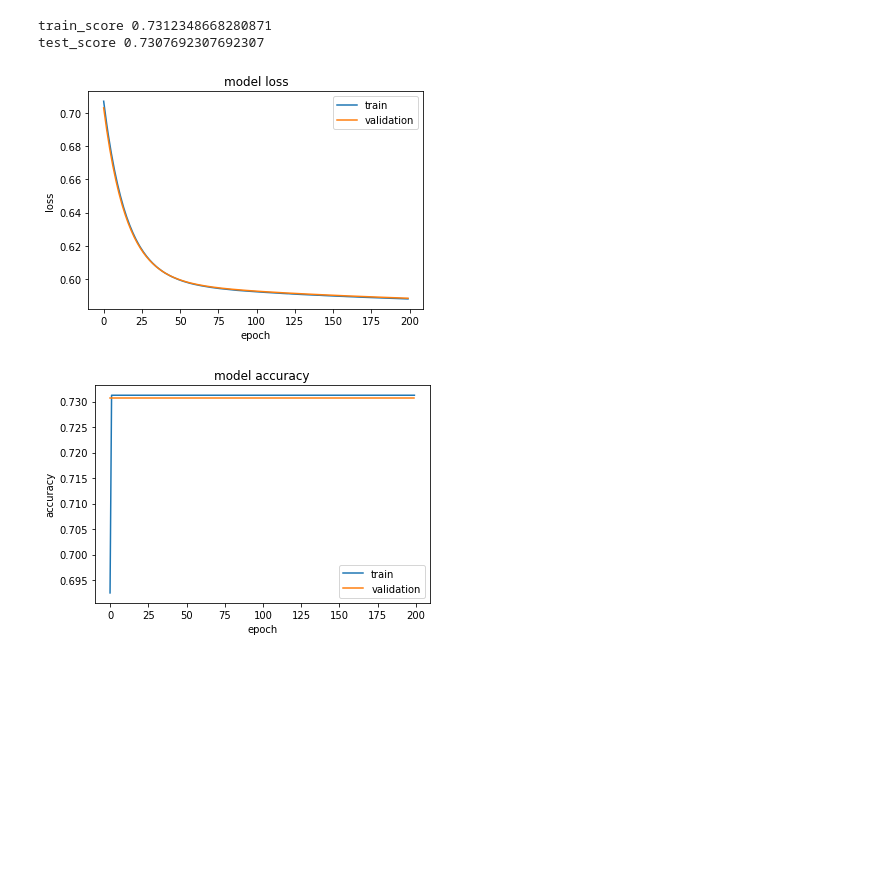
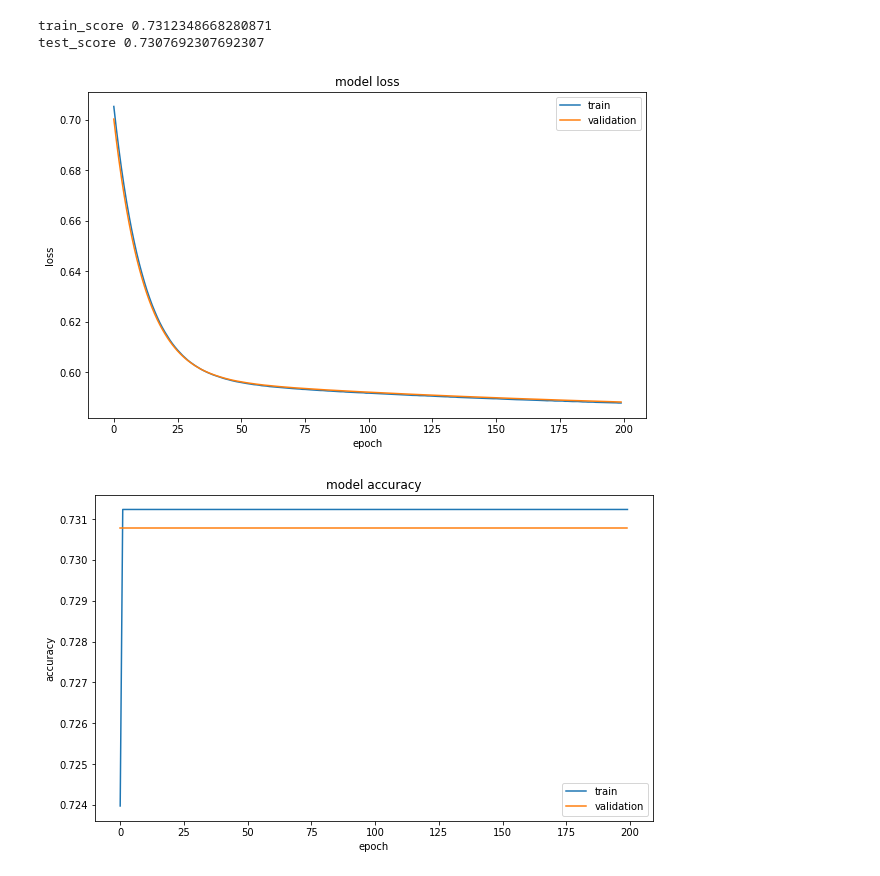
Before and after one commit to ShrikantUppin/Neural_Network, a Jupyter notebook: forest_fire.ipynb, the cells around one changed output. Drawn from its saved outputs; the diff is of its cells as text; code cells hidden in the pictures; blank space fills up the shorter version.

```diff
--- a/forest_fire.ipynb
+++ b/forest_fire.ipynb
@@ -307,17 +309,20 @@ train_score 0.7312348668280871
 test_score 0.7307692307692307
 # %%
 # summarize history for loss
+plt.figure(figsize=(10,6))
 plt.plot(model_history.history['loss'])
 plt.plot(model_history.history['val_loss'])
 plt.title('model loss')
 plt.ylabel('loss')
 plt.xlabel('epoch')
 plt.legend(['train', 'validation'], loc='upper right')
 plt.show()
 # %% [output]
-[figure, old version]
+[figure, new version]
 # %%
 # summarize history for accuracy
+
+plt.figure(figsize=(10,6))
 plt.plot(model_history.history['accuracy'])
 plt.plot(model_history.history['val_accuracy'])
 plt.title('model accuracy')
@@ -326,4 +331,4 @@ plt.xlabel('epoch')
 plt.legend(['train', 'validation'], loc='bottom right')
 plt.show()
 # %% [output]
-[figure, old version]
+[figure, new version]
```
Also changed, not shown: parts of 1 cell of this notebook.
